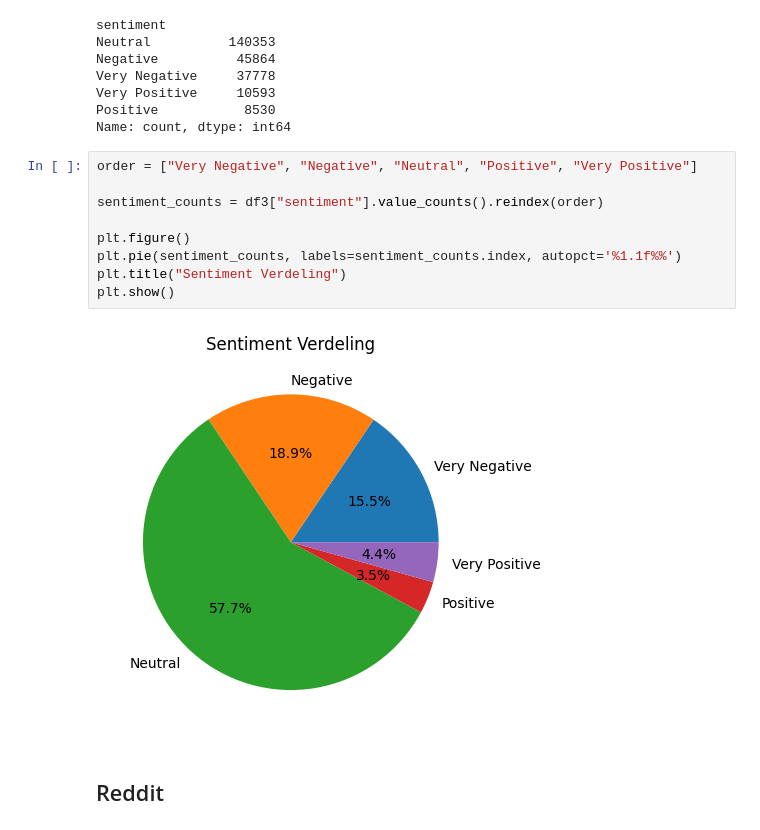
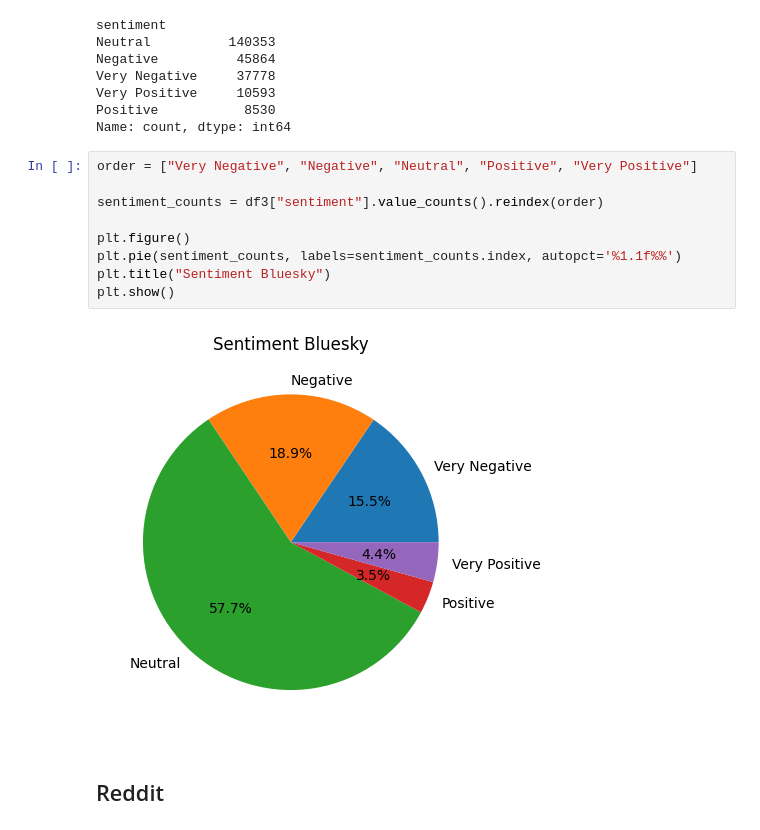
Before and after one commit to ManzerX/radical, a Jupyter notebook: analyse_fase-kenmerken_onderzoek/Sentiment/sentiment-analyse.ipynb, the cells around one changed output. Cells and saved outputs as stored; diff of their text form.

```diff
--- a/analyse_fase-kenmerken_onderzoek/Sentiment/sentiment-analyse.ipynb
+++ b/analyse_fase-kenmerken_onderzoek/Sentiment/sentiment-analyse.ipynb
@@ -164,14 +164,14 @@ Name: count, dtype: int64
 # %%
 order = ["Very Negative", "Negative", "Neutral", "Positive", "Very Positive"]
 
 sentiment_counts = df3["sentiment"].value_counts().reindex(order)
 
 plt.figure()
 plt.pie(sentiment_counts, labels=sentiment_counts.index, autopct='%1.1f%%')
-plt.title("Sentiment Verdeling")
+plt.title("Sentiment Bluesky")
 plt.show()
 # %% [output]
-[figure, old version]
+[figure, new version]
 # %% [markdown]
 ## Reddit
 # %%
```
Also changed, not shown: parts of 8 cells of this notebook, 4 other files.
